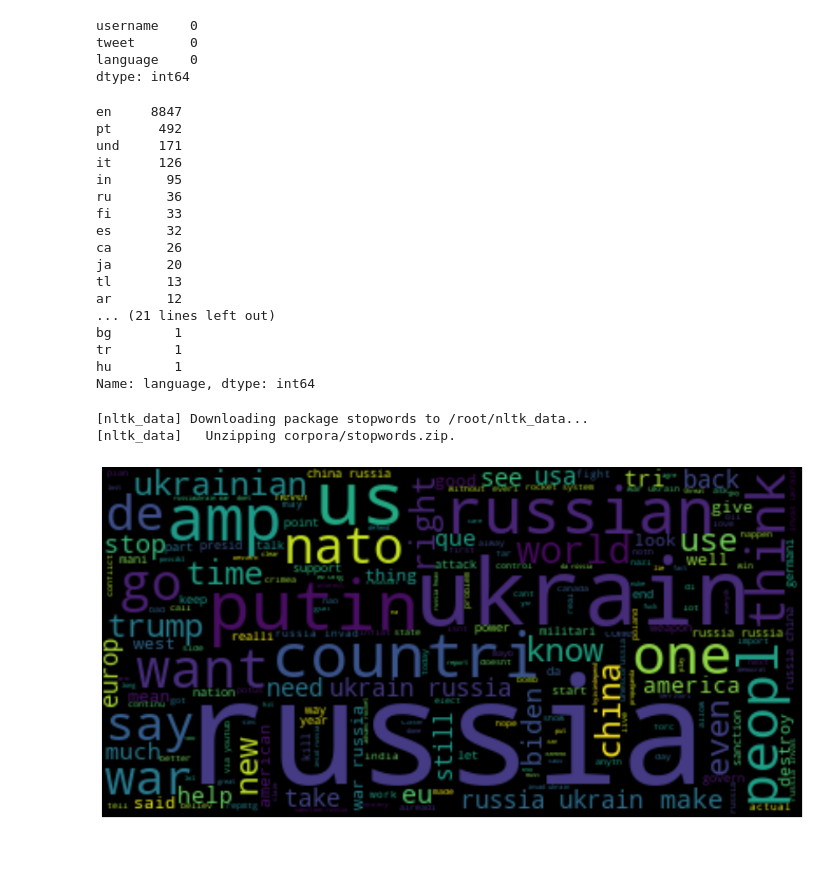
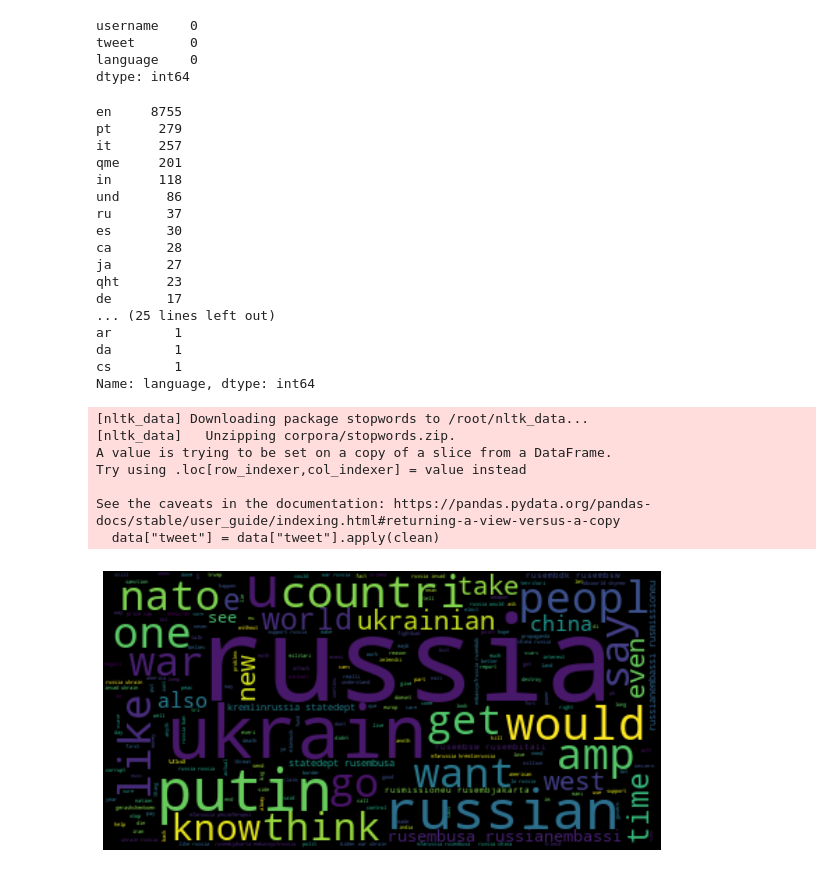
Before and after one commit to danielrodriguez007/Data_Analysis, a Jupyter notebook: Ukraine_Russia_War.ipynb, the cells around one changed output. Drawn from its saved outputs; the diff is of its cells as text; code cells hidden in the pictures.

```diff
--- a/Ukraine_Russia_War.ipynb
+++ b/Ukraine_Russia_War.ipynb
@@ -16,7 +17,7 @@ import re
 from nltk.corpus import stopwords
 import string
 # %%
-data = pd.read_csv('/content/drive/MyDrive/Colab Notebooks/filename.csv')
+data = pd.read_csv('/content/drive/MyDrive/Colab Notebooks/Russia_Ukraine.csv')
 data.head()
 # %% [output]
 |  | id | conversation_id | created_at | date | time | timezone | user_id | username | name | place | ... |
@@ -49,27 +74,27 @@ dtype: int64
 # %%
 data['language'].value_counts()
 # %% [output]
-en     8847
-pt      492
-und     171
-it      126
-in       95
-ru       36
-fi       33
-es       32
-ca       26
-ja       20
-tl       13
-ar       12
-... (21 lines left out)
-bg        1
-tr        1
-hu        1
+en     8755
+pt      279
+it      257
+qme     201
+in      118
+und      86
+ru       37
+es       30
+ca       28
+ja       27
+qht      23
+de       17
+... (25 lines left out)
+ar        1
+da        1
+cs        1
 Name: language, dtype: int64
 # %%
 nltk.download('stopwords')
 stemmer = nltk.SnowballStemmer("english")
-stopword=set(stopwords.words('english'))
+stopword = set(stopwords.words('english'))
 
 def clean(text):
     text = str(text).lower()
@@ -88,16 +113,21 @@ data["tweet"] = data["tweet"].apply(clean)
 # %% [output]
 [nltk_data] Downloading package stopwords to /root/nltk_data...
 [nltk_data]   Unzipping corpora/stopwords.zip.
+A value is trying to be set on a copy of a slice from a DataFrame.
+Try using .loc[row_indexer,col_indexer] = value instead
+
+See the caveats in the documentation: https://pandas.pydata.org/pandas-docs/stable/user_guide/indexing.html#returning-a-view-versus-a-copy
+  data["tweet"] = data["tweet"].apply(clean)
 # %%
 text = " ".join(i for i in data.tweet)
 stopwords = set(STOPWORDS)
-wordcloud = WordCloud(stopwords=stopwords, background_color="black").generate(text)
-plt.figure(figsize=(15,10))
+wordcloud = WordCloud(stopwords=stopword, background_color='black').generate(text)
+plt.figure(figsize=(10,10))
 plt.imshow(wordcloud, interpolation='bilinear')
-plt.axis("off")
+plt.axis('off')
 plt.show()
 # %% [output]
-[figure, old version]
+[figure, new version]
 # %%
 nltk.download('vader_lexicon')
 sentiments = SentimentIntensityAnalyzer()
```
Also changed, not shown: parts of 8 cells of this notebook.
